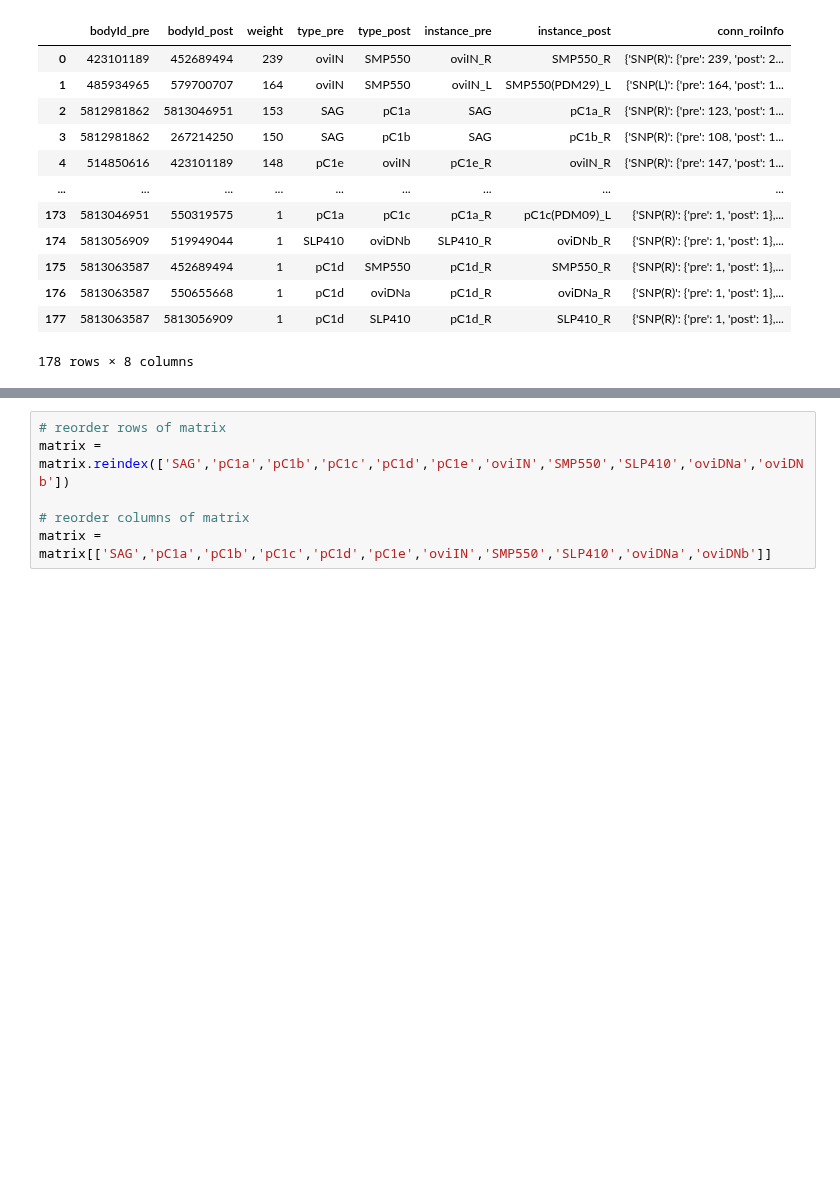
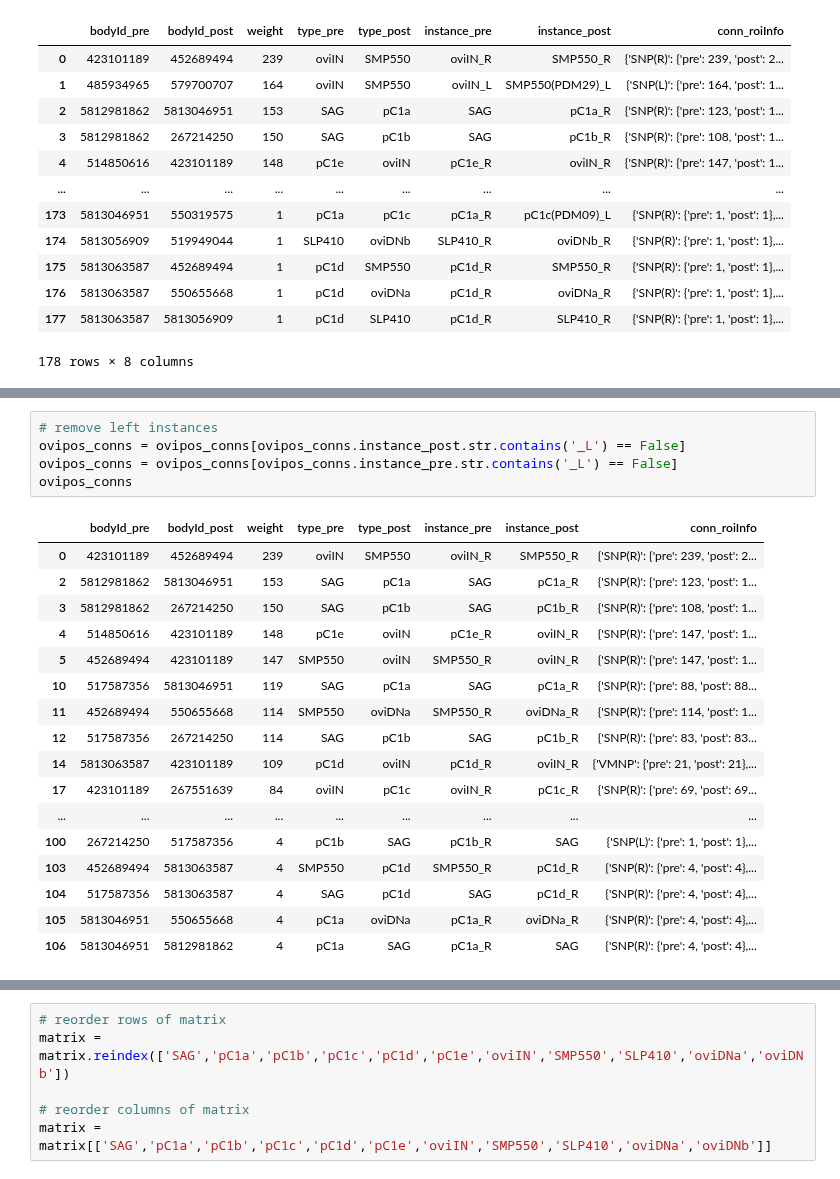
Before and after one commit to Gutierrez-lab/oviIN-inputs, a Jupyter notebook: oviposition_circuit.ipynb, the cells around one changed output, grey strips where cells are left out. Saved outputs shown, nothing was run; the diff lists cells and outputs as text; blank space fills up the shorter version.

```diff
--- a/oviposition_circuit.ipynb
+++ b/oviposition_circuit.ipynb
@@ -120,0 +150,23 @@ ovipos_conns
+# %%
+# remove left instances
+ovipos_conns = ovipos_conns[ovipos_conns.instance_post.str.contains('_L') == False]
+ovipos_conns = ovipos_conns[ovipos_conns.instance_pre.str.contains('_L') == False]
+ovipos_conns
+# %% [output]
+|  | bodyId_pre | bodyId_post | weight | type_pre | type_post | instance_pre | instance_post | conn_roiInfo |
+| 0 | 423101189 | 452689494 | 239 | oviIN | SMP550 | oviIN_R | SMP550_R | {'SNP(R)': {'pre': 239, 'post': 2... |
+| 2 | 5812981862 | 5813046951 | 153 | SAG | pC1a | SAG | pC1a_R | {'SNP(R)': {'pre': 123, 'post': 1... |
+| 3 | 5812981862 | 267214250 | 150 | SAG | pC1b | SAG | pC1b_R | {'SNP(R)': {'pre': 108, 'post': 1... |
+| 4 | 514850616 | 423101189 | 148 | pC1e | oviIN | pC1e_R | oviIN_R | {'SNP(R)': {'pre': 147, 'post': 1... |
+| 5 | 452689494 | 423101189 | 147 | SMP550 | oviIN | SMP550_R | oviIN_R | {'SNP(R)': {'pre': 147, 'post': 1... |
+| 10 | 517587356 | 5813046951 | 119 | SAG | pC1a | SAG | pC1a_R | {'SNP(R)': {'pre': 88, 'post': 88... |
+| 11 | 452689494 | 550655668 | 114 | SMP550 | oviDNa | SMP550_R | oviDNa_R | {'SNP(R)': {'pre': 114, 'post': 1... |
+| 12 | 517587356 | 267214250 | 114 | SAG | pC1b | SAG | pC1b_R | {'SNP(R)': {'pre': 83, 'post': 83... |
+| 14 | 5813063587 | 423101189 | 109 | pC1d | oviIN | pC1d_R | oviIN_R | {'VMNP': {'pre': 21, 'post': 21},... |
+| 17 | 423101189 | 267551639 | 84 | oviIN | pC1c | oviIN_R | pC1c_R | {'SNP(R)': {'pre': 69, 'post': 69... |
+| ... | ... | ... | ... | ... | ... | ... | ... | ... |
+| 100 | 267214250 | 517587356 | 4 | pC1b | SAG | pC1b_R | SAG | {'SNP(L)': {'pre': 1, 'post': 1},... |
+| 103 | 452689494 | 5813063587 | 4 | SMP550 | pC1d | SMP550_R | pC1d_R | {'SNP(R)': {'pre': 4, 'post': 4},... |
+| 104 | 517587356 | 5813063587 | 4 | SAG | pC1d | SAG | pC1d_R | {'SNP(R)': {'pre': 4, 'post': 4},... |
+| 105 | 5813046951 | 550655668 | 4 | pC1a | oviDNa | pC1a_R | oviDNa_R | {'SNP(R)': {'pre': 4, 'post': 4},... |
+| 106 | 5813046951 | 5812981862 | 4 | pC1a | SAG | pC1a_R | SAG | {'SNP(R)': {'pre': 4, 'post': 4},... |
```
Also changed, not shown: parts of 9 cells of this notebook.
